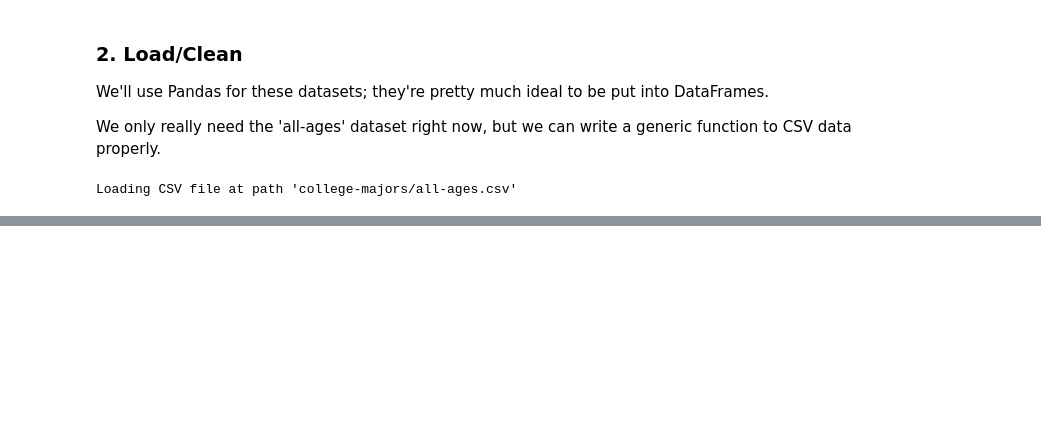
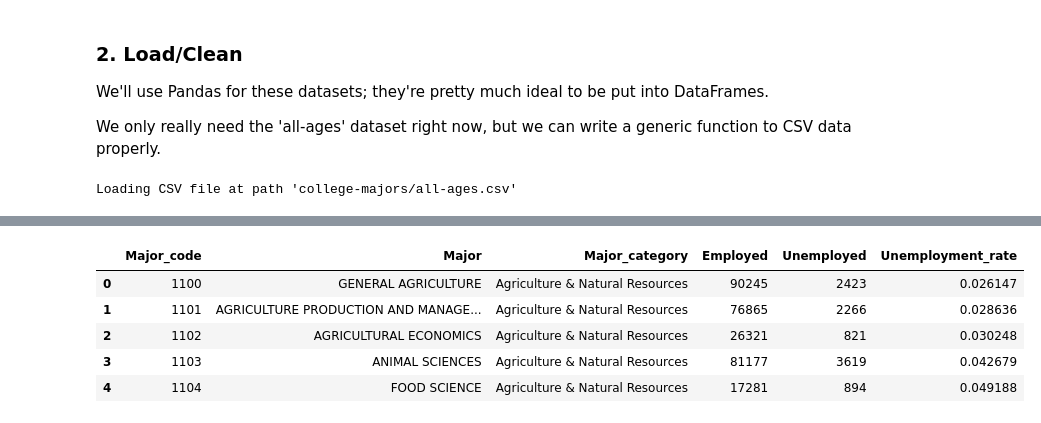
Before and after one commit to luclepot/recent_grad_analysis, a Jupyter notebook: analysis.ipynb, the cells around one changed output, grey strips where cells are left out. Cells and saved outputs as stored; diff of their text form; code cells hidden in the pictures; blank space fills up the shorter version.

```diff
--- a/analysis.ipynb
+++ b/analysis.ipynb
@@ -80,0 +130,11 @@ data.shape
+# %%
+keep = ['Major', 'Unemployment_rate', 'Major_code', 'Unemployed', 'Employed', 'Major_category']
+pared = all_ages.drop([c for c in all_ages.columns if c not in keep], axis=1)
+pared.head(5)
+# %% [output]
+|  | Major_code | Major | Major_category | Employed | Unemployed | Unemployment_rate |
+| 0 | 1100 | GENERAL AGRICULTURE | Agriculture & Natural Resources | 90245 | 2423 | 0.026147 |
+| 1 | 1101 | AGRICULTURE PRODUCTION AND MANAGE... | Agriculture & Natural Resources | 76865 | 2266 | 0.028636 |
+| 2 | 1102 | AGRICULTURAL ECONOMICS | Agriculture & Natural Resources | 26321 | 821 | 0.030248 |
+| 3 | 1103 | ANIMAL SCIENCES | Agriculture & Natural Resources | 81177 | 3619 | 0.042679 |
+| 4 | 1104 | FOOD SCIENCE | Agriculture & Natural Resources | 17281 | 894 | 0.049188 |
```
Also changed, not shown: parts of 18 cells of this notebook.
